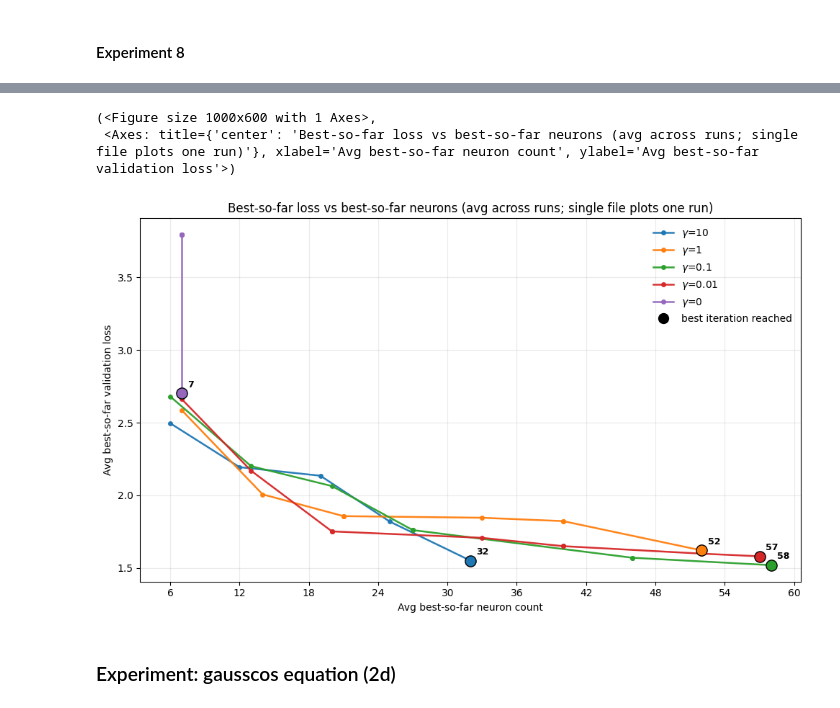
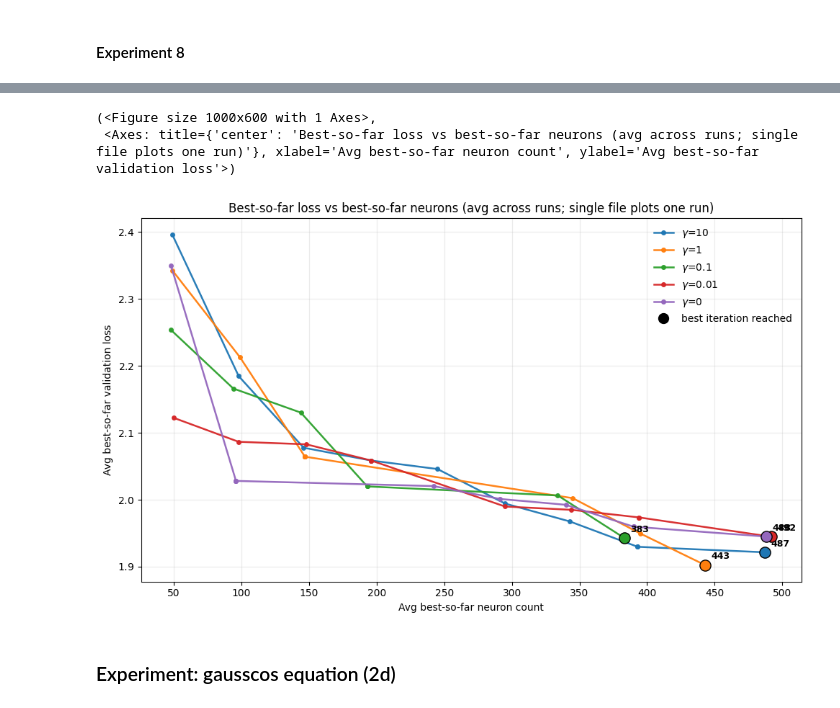
Before and after one commit to KeWu5678/NNforHJB, a Jupyter notebook: notebook/experiment_analysis.ipynb, the cells around one changed output, grey strips where cells are left out. Cells and saved outputs as stored; diff of their text form; code cells hidden in the pictures.

Commit message:
updated the experiments

```diff
--- a/notebook/experiment_analysis.ipynb
+++ b/notebook/experiment_analysis.ipynb
@@ -115,17 +101,17 @@ out["table_df"]   # rows = gamma, cols = best_neurons / best_val_loss (sci)
 # %%
 from scr.metric import plot_best_loss_vs_best_neurons_by_gamma
 
 # change the * for differnet number in the path for different experiment:
 # pdpa_vdp_model_h1_*.pkl
 plot_best_loss_vs_best_neurons_by_gamma(
-    "models/experiment_8_v1/pdpa_vdp_model_h1_2.pkl",
+    "models/experiment_8_v1/pdpa_vdp_model_h1_-1.pkl",
     gammas_include=[10.0, 1.0, 0.1, 1e-2, 0.0],
     loss= "train"
 )
 # %% [output]
 (<Figure size 1000x600 with 1 Axes>,
  <Axes: title={'center': 'Best-so-far loss vs best-so-far neurons (avg across runs; single file plots one run)'}, xlabel='Avg best-so-far neuron count', ylabel='Avg best-so-far validation loss'>)
-[figure, old version]
+[figure, new version]
 # %% [markdown]
 ### Experiment: gausscos equation (2d)
 # %% [markdown]
```
Also changed, not shown: parts of 11 cells of this notebook, 28 other files.
